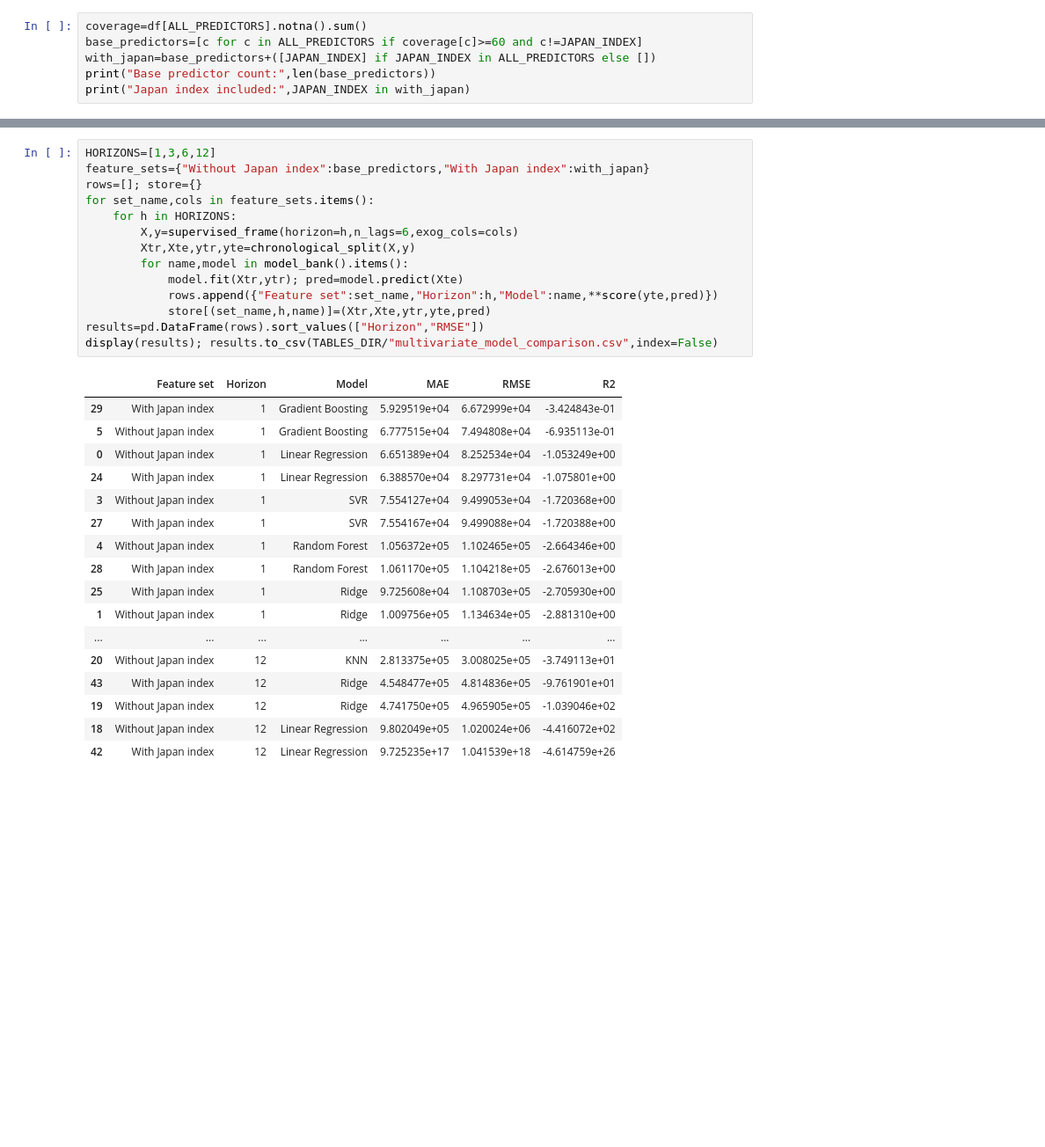
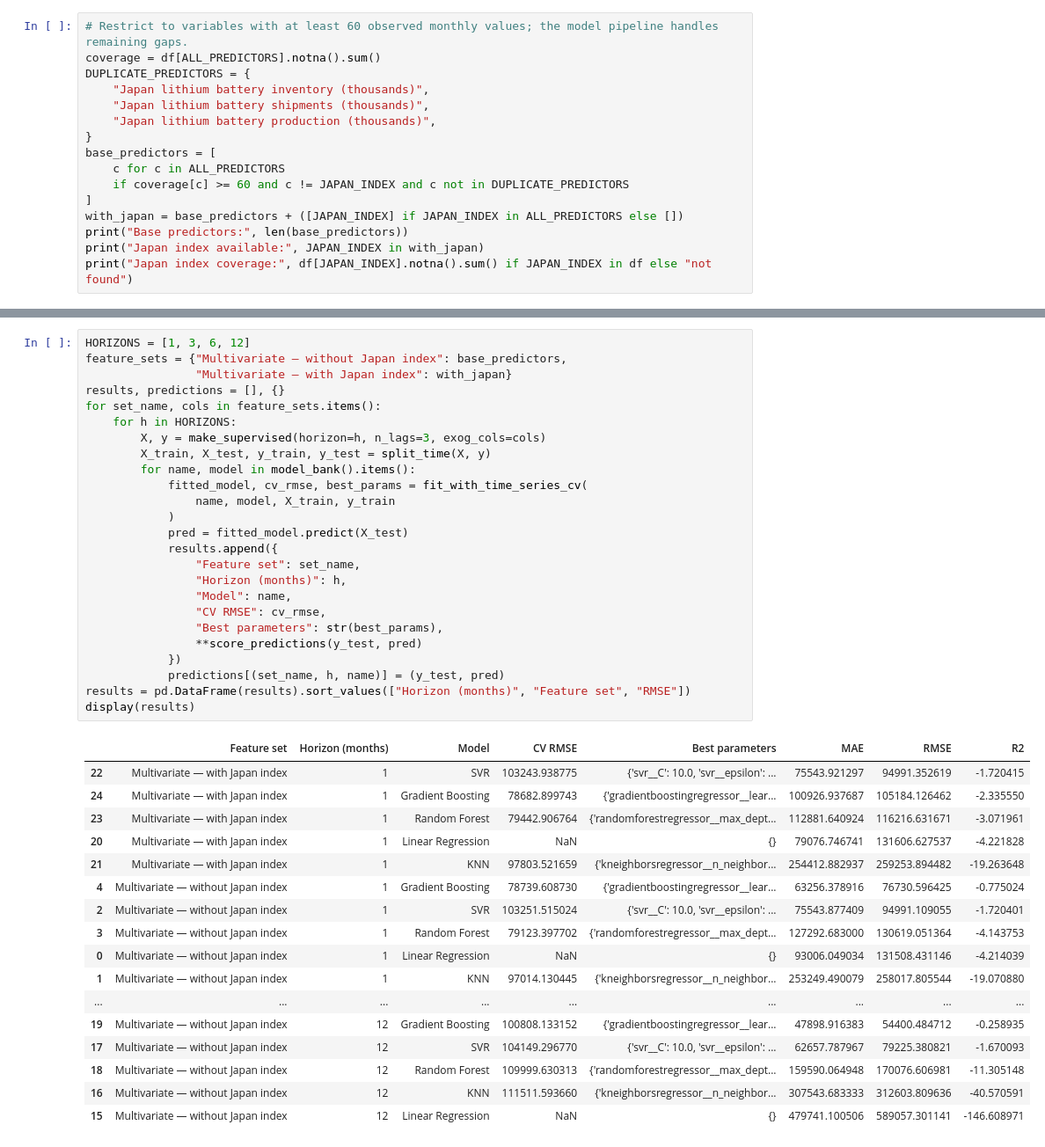
Before and after one commit to Lucy-Schmid/Lucy-Schmid.github.io, a Jupyter notebook: notebooks/Modelling and Comparison/04_Multivariate_Forecasting.ipynb, the cells around one changed output, grey strips where cells are left out. Shown at 88% size. Drawn from its saved outputs; the diff is of its cells as text; blank space fills up the shorter version.

```diff
--- a/notebooks/Modelling and Comparison/04_Multivariate_Forecasting.ipynb
+++ b/notebooks/Modelling and Comparison/04_Multivariate_Forecasting.ipynb
@@ -158,7 +141,17 @@ Data: /home/schmidlucy/Lucy-Schmid.github.io/Data/lithium_consolidated_monthly.c
 # %%
-coverage=df[ALL_PREDICTORS].notna().sum()
-base_predictors=[c for c in ALL_PREDICTORS if coverage[c]>=60 and c!=JAPAN_INDEX]
-with_japan=base_predictors+([JAPAN_INDEX] if JAPAN_INDEX in ALL_PREDICTORS else [])
-print("Base predictor count:",len(base_predictors))
-print("Japan index included:",JAPAN_INDEX in with_japan)
+# Restrict to variables with at least 60 observed monthly values; the model pipeline handles remaining gaps.
+coverage = df[ALL_PREDICTORS].notna().sum()
+DUPLICATE_PREDICTORS = {
+    "Japan lithium battery inventory (thousands)",
+    "Japan lithium battery shipments (thousands)",
+    "Japan lithium battery production (thousands)",
+}
+base_predictors = [
+    c for c in ALL_PREDICTORS
+    if coverage[c] >= 60 and c != JAPAN_INDEX and c not in DUPLICATE_PREDICTORS
+]
+with_japan = base_predictors + ([JAPAN_INDEX] if JAPAN_INDEX in ALL_PREDICTORS else [])
+print("Base predictors:", len(base_predictors))
+print("Japan index available:", JAPAN_INDEX in with_japan)
+print("Japan index coverage:", df[JAPAN_INDEX].notna().sum() if JAPAN_INDEX in df else "not found")
 # %% [output]
@@ -169,32 +208,43 @@ Japan index included: True
 # %%
-HORIZONS=[1,3,6,12]
-feature_sets={"Without Japan index":base_predictors,"With Japan index":with_japan}
-rows=[]; store={}
-for set_name,cols in feature_sets.items():
+HORIZONS = [1, 3, 6, 12]
+feature_sets = {"Multivariate — without Japan index": base_predictors,
+                "Multivariate — with Japan index": with_japan}
+results, predictions = [], {}
+for set_name, cols in feature_sets.items():
     for h in HORIZONS:
-        X,y=supervised_frame(horizon=h,n_lags=6,exog_cols=cols)
-        Xtr,Xte,ytr,yte=chronological_split(X,y)
-        for name,model in model_bank().items():
-            model.fit(Xtr,ytr); pred=model.predict(Xte)
-            rows.append({"Feature set":set_name,"Horizon":h,"Model":name,**score(yte,pred)})
-            store[(set_name,h,name)]=(Xtr,Xte,ytr,yte,pred)
-results=pd.DataFrame(rows).sort_values(["Horizon","RMSE"])
-display(results); results.to_csv(TABLES_DIR/"multivariate_model_comparison.csv",index=False)
+        X, y = make_supervised(horizon=h, n_lags=3, exog_cols=cols)
+        X_train, X_test, y_train, y_test = split_time(X, y)
+        for name, model in model_bank().items():
+            fitted_model, cv_rmse, best_params = fit_with_time_series_cv(
+                name, model, X_train, y_train
+            )
+            pred = fitted_model.predict(X_test)
+            results.append({
+                "Feature set": set_name,
+                "Horizon (months)": h,
+                "Model": name,
+                "CV RMSE": cv_rmse,
+                "Best parameters": str(best_params),
+                **score_predictions(y_test, pred)
+            })
+            predictions[(set_name, h, name)] = (y_test, pred)
+results = pd.DataFrame(results).sort_values(["Horizon (months)", "Feature set", "RMSE"])
+display(results)
 # %% [output]
-|  | Feature set | Horizon | Model | MAE | RMSE | R2 |
-| 29 | With Japan index | 1 | Gradient Boosting | 5.929519e+04 | 6.672999e+04 | -3.424843e-01 |
-| 5 | Without Japan index | 1 | Gradient Boosting | 6.777515e+04 | 7.494808e+04 | -6.935113e-01 |
-| 0 | Without Japan index | 1 | Linear Regression | 6.651389e+04 | 8.252534e+04 | -1.053249e+00 |
-| 24 | With Japan index | 1 | Linear Regression | 6.388570e+04 | 8.297731e+04 | -1.075801e+00 |
-| 3 | Without Japan index | 1 | SVR | 7.554127e+04 | 9.499053e+04 | -1.720368e+00 |
-| 27 | With Japan index | 1 | SVR | 7.554167e+04 | 9.499088e+04 | -1.720388e+00 |
-| 4 | Without Japan index | 1 | Random Forest | 1.056372e+05 | 1.102465e+05 | -2.664346e+00 |
-| 28 | With Japan index | 1 | Random Forest | 1.061170e+05 | 1.104218e+05 | -2.676013e+00 |
-| 25 | With Japan index | 1 | Ridge | 9.725608e+04 | 1.108703e+05 | -2.705930e+00 |
-| 1 | Without Japan index | 1 | Ridge | 1.009756e+05 | 1.134634e+05 | -2.881310e+00 |
-| ... | ... | ... | ... | ... | ... | ... |
-| 20 | Without Japan index | 12 | KNN | 2.813375e+05 | 3.008025e+05 | -3.749113e+01 |
-| 43 | With Japan index | 12 | Ridge | 4.548477e+05 | 4.814836e+05 | -9.761901e+01 |
-| 19 | Without Japan index | 12 | Ridge | 4.741750e+05 | 4.965905e+05 | -1.039046e+02 |
-| 18 | Without Japan index | 12 | Linear Regression | 9.802049e+05 | 1.020024e+06 | -4.416072e+02 |
-| 42 | With Japan index | 12 | Linear Regression | 9.725235e+17 | 1.041539e+18 | -4.614759e+26 |
+|  | Feature set | Horizon (months) | Model | CV RMSE | Best parameters | MAE | RMSE | R2 |
+| 22 | Multivariate — with Japan index | 1 | SVR | 103243.938775 | {'svr__C': 10.0, 'svr__epsilon': ... | 75543.921297 | 94991.352619 | -1.720415 |
+| 24 | Multivariate — with Japan index | 1 | Gradient Boosting | 78682.899743 | {'gradientboostingregressor__lear... | 100926.937687 | 105184.126462 | -2.335550 |
+| 23 | Multivariate — with Japan index | 1 | Random Forest | 79442.906764 | {'randomforestregressor__max_dept... | 112881.640924 | 116216.631671 | -3.071961 |
+| 20 | Multivariate — with Japan index | 1 | Linear Regression | NaN | {} | 79076.746741 | 131606.627537 | -4.221828 |
+| 21 | Multivariate — with Japan index | 1 | KNN | 97803.521659 | {'kneighborsregressor__n_neighbor... | 254412.882937 | 259253.894482 | -19.263648 |
+| 4 | Multivariate — without Japan index | 1 | Gradient Boosting | 78739.608730 | {'gradientboostingregressor__lear... | 63256.378916 | 76730.596425 | -0.775024 |
+| 2 | Multivariate — without Japan index | 1 | SVR | 103251.515024 | {'svr__C': 10.0, 'svr__epsilon': ... | 75543.877409 | 94991.109055 | -1.720401 |
+| 3 | Multivariate — without Japan index | 1 | Random Forest | 79123.397702 | {'randomforestregressor__max_dept... | 127292.683000 | 130619.051364 | -4.143753 |
+| 0 | Multivariate — without Japan index | 1 | Linear Regression | NaN | {} | 93006.049034 | 131508.431146 | -4.214039 |
+| 1 | Multivariate — without Japan index | 1 | KNN | 97014.130445 | {'kneighborsregressor__n_neighbor... | 253249.490079 | 258017.805544 | -19.070880 |
+| ... | ... | ... | ... | ... | ... | ... | ... | ... |
+| 19 | Multivariate — without Japan index | 12 | Gradient Boosting | 100808.133152 | {'gradientboostingregressor__lear... | 47898.916383 | 54400.484712 | -0.258935 |
+| 17 | Multivariate — without Japan index | 12 | SVR | 104149.296770 | {'svr__C': 10.0, 'svr__epsilon': ... | 62657.787967 | 79225.380821 | -1.670093 |
+| 18 | Multivariate — without Japan index | 12 | Random Forest | 109999.630313 | {'randomforestregressor__max_dept... | 159590.064948 | 170076.606981 | -11.305148 |
+| 16 | Multivariate — without Japan index | 12 | KNN | 111511.593660 | {'kneighborsregressor__n_neighbor... | 307543.683333 | 312603.809636 | -40.570591 |
+| 15 | Multivariate — without Japan index | 12 | Linear Regression | NaN | {} | 479741.100506 | 589057.301141 | -146.608971 |
```
Also changed, not shown: parts of 23 cells of this notebook, 52 other files.
